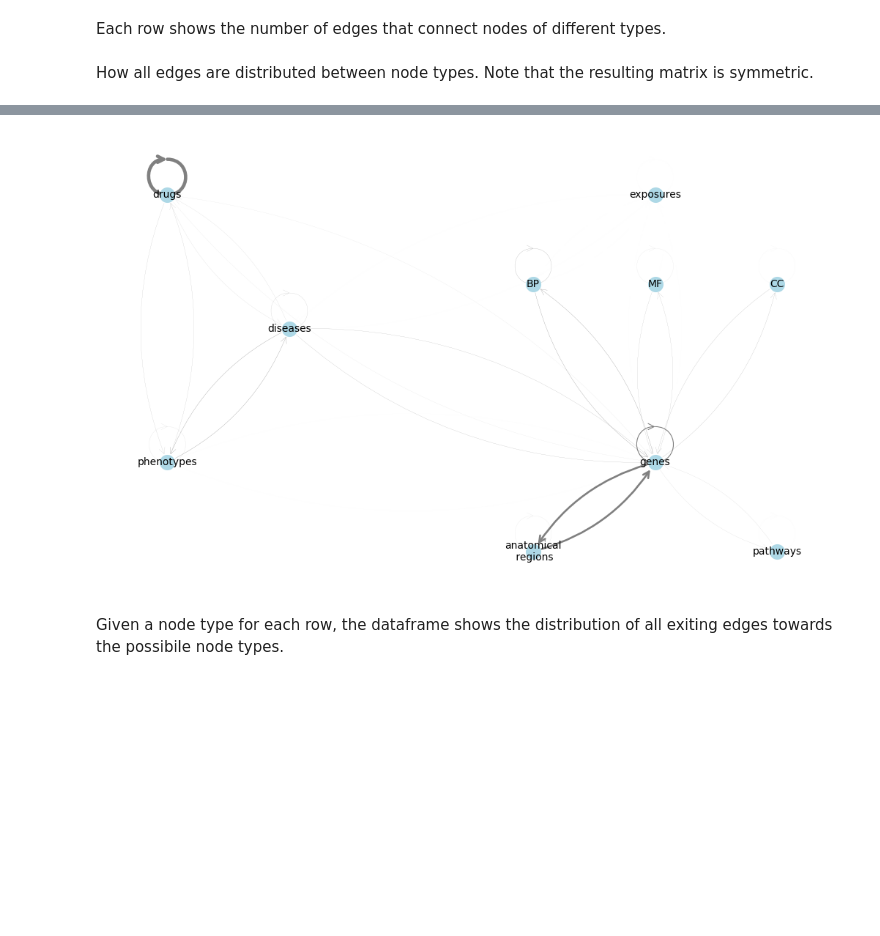
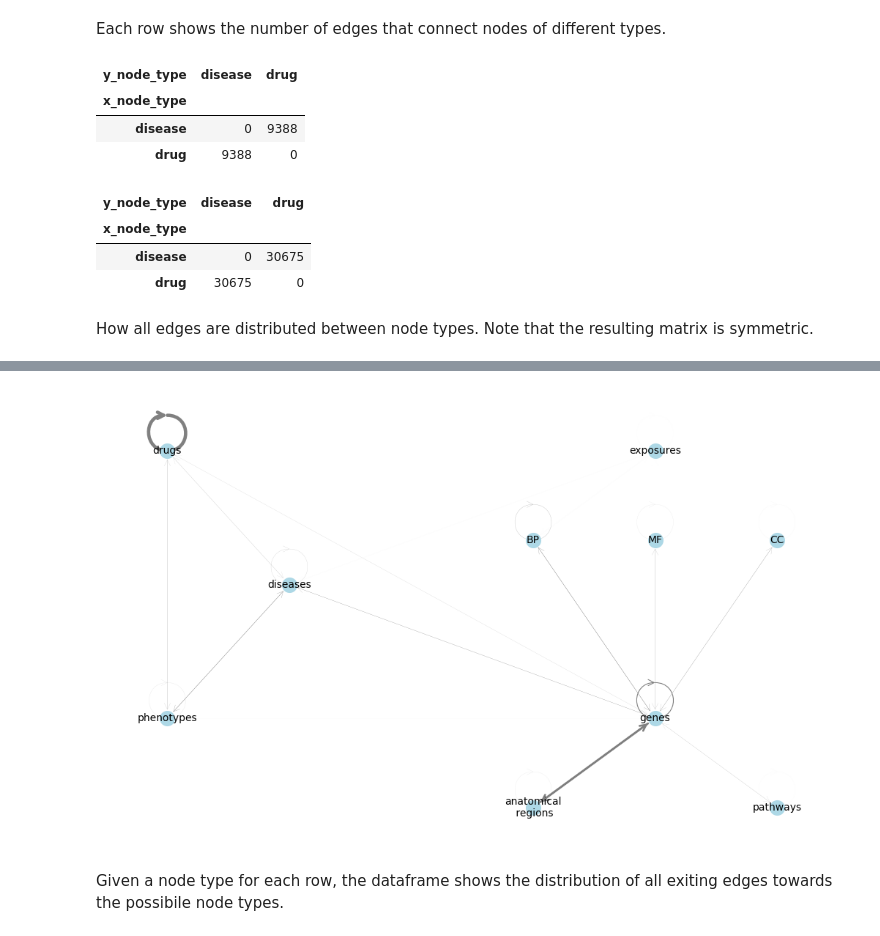
Before and after one commit to LuciaMellini/PatientKG, a Jupyter notebook: code/PrimeKG_Analysis/PrimeKGAnalysis.ipynb, the cells around one changed output, grey strips where cells are left out. Cells and saved outputs as stored; diff of their text form; code cells hidden in the pictures; blank space fills up the shorter version.

```diff
--- a/code/PrimeKG_Analysis/PrimeKGAnalysis.ipynb
+++ b/code/PrimeKG_Analysis/PrimeKGAnalysis.ipynb
@@ -127,6 +153,22 @@ Name: count, dtype: int64
 Each row shows the number of edges that connect nodes of different types.
 # %%
 links_per_node_type = links_per_node_type(edge_index, nodes)
+# %%
+relation_edges_index = edges[edges['relation']=="indication"].get(['x_idx', 'y_idx']).values
+links_per_node_type(relation_edges_index, nodes)
+# %% [output]
+| y_node_type | disease | drug |
+| x_node_type |  |  |
+| disease | 0 | 9388 |
+| drug | 9388 | 0 |
+# %%
+contrarelation_edges_index = edges[edges['relation']=="contraindication"].get(['x_idx', 'y_idx']).values
+links_per_node_type(contrarelation_edges_index, nodes)
+# %% [output]
+| y_node_type | disease | drug |
+| x_node_type |  |  |
+| disease | 0 | 30675 |
+| drug | 30675 | 0 |
 # %% [markdown]
 How all edges are distributed between node types. Note that the resulting matrix is symmetric.
 # %%
@@ -148,9 +190,9 @@ percentage_total.round(3)
 | molecular_function | 0.000 | 0.000 | 0.00 | 0.000 | 0.000 | 0.000 | 0.001 | ... |
 | pathway | 0.000 | 0.000 | 0.00 | 0.000 | 0.000 | 0.000 | 0.000 | ... |
 # %%
-weighed_hypergraph_node_types(percentage_total)
+weighed_hypergraph_node_types(percentage_total, 0)
 # %% [output]
-[figure, old version]
+[figure, new version]
 # %% [markdown]
 Given a node type for each row, the dataframe shows the distribution of all exiting edges towards the possibile node types.
 # %%
```
Also changed, not shown: parts of 6 cells of this notebook, 1 other file.
